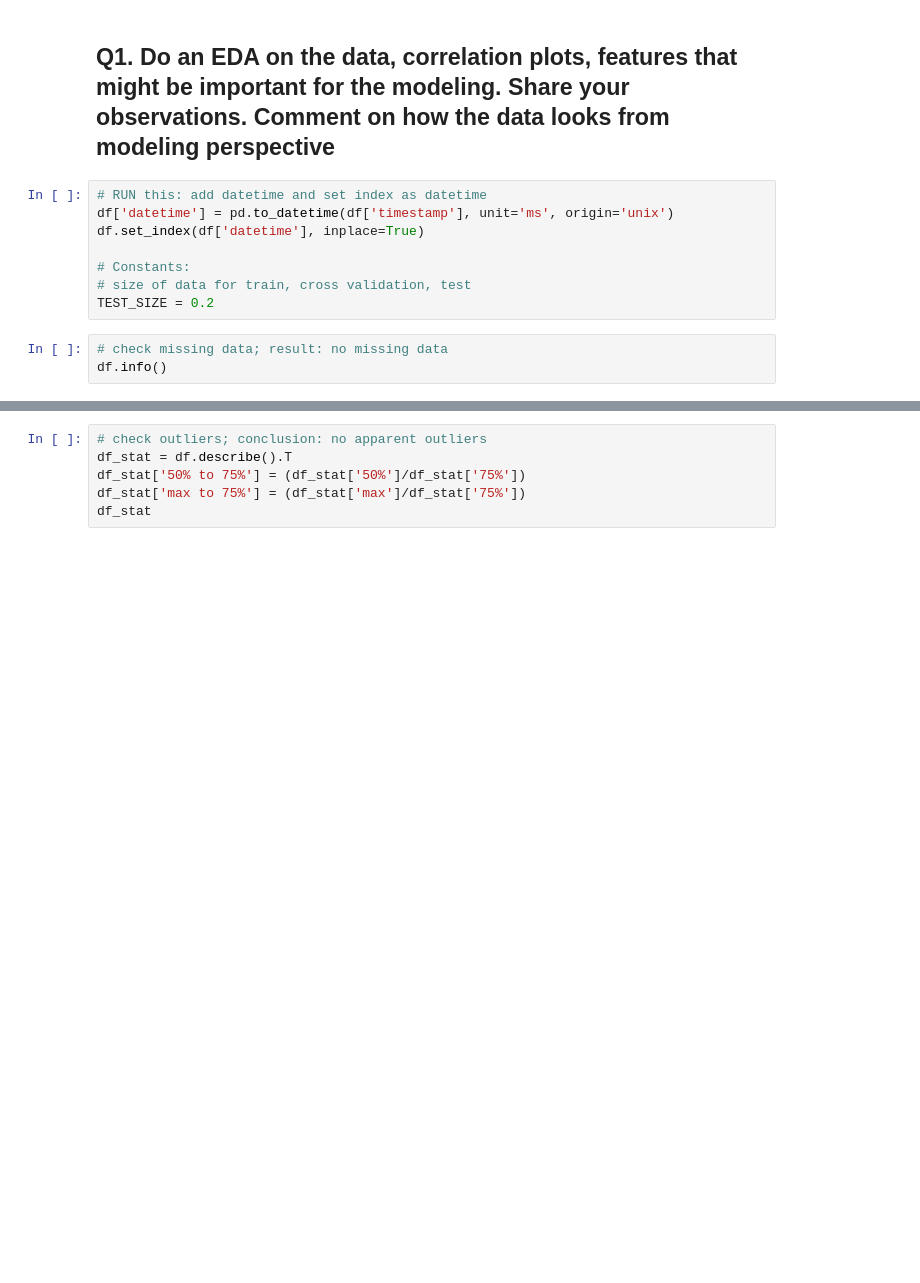
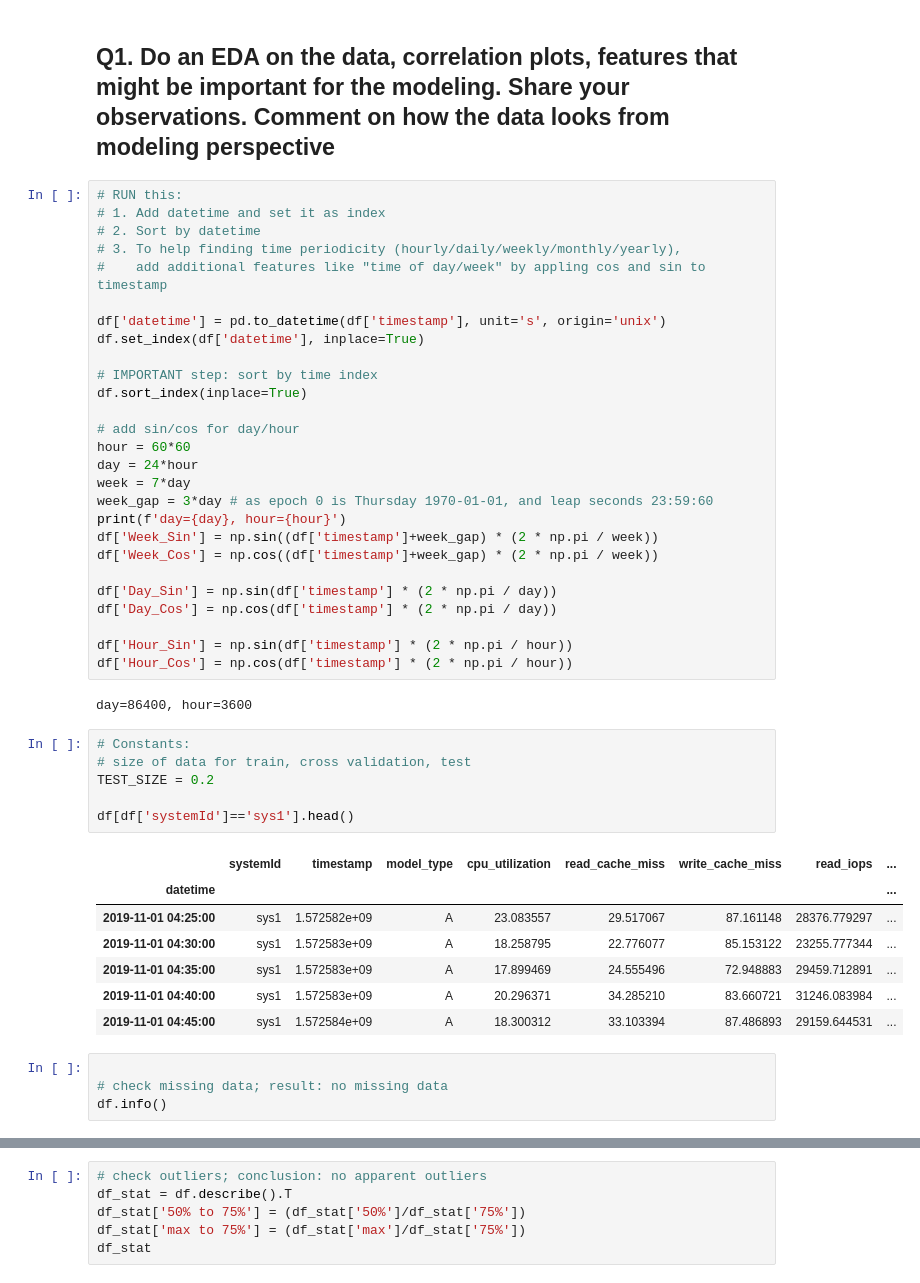
Before and after one commit to FrankGangWang/AppliedML_Python_Coursera, a Jupyter notebook: Copy_of_Copy_of_Interview_for_DataScience_2.ipynb, the cells around one changed output, grey strips where cells are left out. Cells and saved outputs as stored; diff of their text form; blank space fills up the shorter version.

```diff
--- a/Copy_of_Copy_of_Interview_for_DataScience_2.ipynb
+++ b/Copy_of_Copy_of_Interview_for_DataScience_2.ipynb
@@ -57,14 +63,50 @@ write_iosz - the block size for write Input/Output operations
 y -> cpu_utilization
 # %% [markdown]
 ## Q1. Do an EDA on the data, correlation plots, features that might be important for the modeling. Share your observations. Comment on how the data looks from modeling perspective
+# %%
+# RUN this:
+# 1. Add datetime and set it as index
+# 2. Sort by datetime
+# 3. To help finding time periodicity (hourly/daily/weekly/monthly/yearly),
+#    add additional features like "time of day/week" by appling cos and sin to timestamp
+
+df['datetime'] = pd.to_datetime(df['timestamp'], unit='s', origin='unix')
+df.set_index(df['datetime'], inplace=True)
+
+# IMPORTANT step: sort by time index
+df.sort_index(inplace=True)
+
+# add sin/cos for day/hour
+hour = 60*60
+day = 24*hour
+week = 7*day
+week_gap = 3*day # as epoch 0 is Thursday 1970-01-01, and leap seconds 23:59:60
+print(f'day={day}, hour={hour}')
+df['Week_Sin'] = np.sin((df['timestamp']+week_gap) * (2 * np.pi / week))
+df['Week_Cos'] = np.cos((df['timestamp']+week_gap) * (2 * np.pi / week))
+
+df['Day_Sin'] = np.sin(df['timestamp'] * (2 * np.pi / day))
+df['Day_Cos'] = np.cos(df['timestamp'] * (2 * np.pi / day))
+
+df['Hour_Sin'] = np.sin(df['timestamp'] * (2 * np.pi / hour))
+df['Hour_Cos'] = np.cos(df['timestamp'] * (2 * np.pi / hour))
+# %% [output]
+day=86400, hour=3600
 # %%
-# RUN this: add datetime and set index as datetime
-df['datetime'] = pd.to_datetime(df['timestamp'], unit='ms', origin='unix')
-df.set_index(df['datetime'], inplace=True)
-
 # Constants:
 # size of data for train, cross validation, test
 TEST_SIZE = 0.2
+
+df[df['systemId']=='sys1'].head()
+# %% [output]
+|  | systemId | timestamp | model_type | cpu_utilization | read_cache_miss | write_cache_miss | read_iops | ... |
+| datetime |  |  |  |  |  |  |  | ... |
+| 2019-11-01 04:25:00 | sys1 | 1.572582e+09 | A | 23.083557 | 29.517067 | 87.161148 | 28376.779297 | ... |
+| 2019-11-01 04:30:00 | sys1 | 1.572583e+09 | A | 18.258795 | 22.776077 | 85.153122 | 23255.777344 | ... |
+| 2019-11-01 04:35:00 | sys1 | 1.572583e+09 | A | 17.899469 | 24.555496 | 72.948883 | 29459.712891 | ... |
+| 2019-11-01 04:40:00 | sys1 | 1.572583e+09 | A | 20.296371 | 34.285210 | 83.660721 | 31246.083984 | ... |
+| 2019-11-01 04:45:00 | sys1 | 1.572584e+09 | A | 18.300312 | 33.103394 | 87.486893 | 29159.644531 | ... |
 # %%
+
 # check missing data; result: no missing data
 df.info()
```
Also changed, not shown: parts of 11 cells of this notebook.
